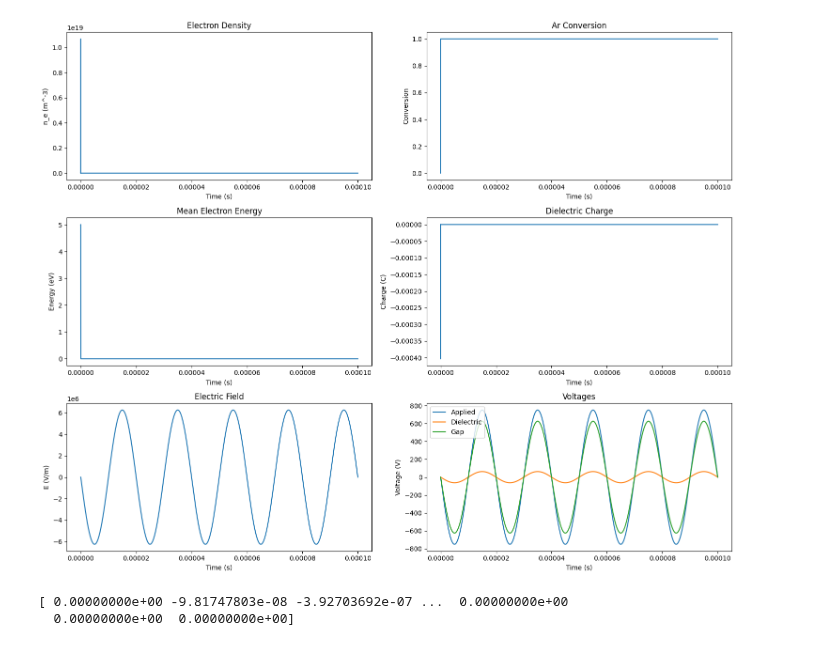
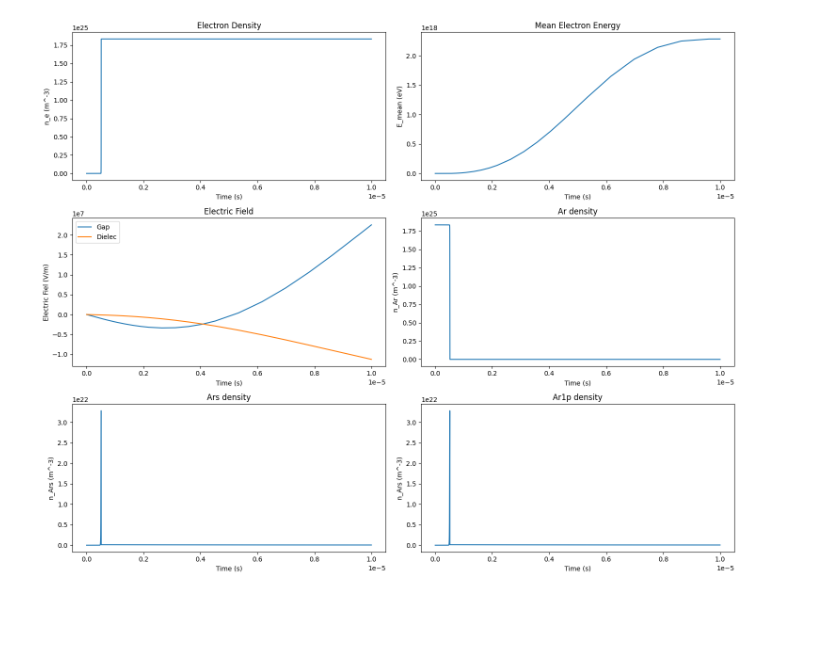
Before and after one commit to 100sjun/repos_python, a Jupyter notebook: Project/DBD Plasma/DBD.ipynb, the cells around one changed output. Cells and saved outputs as stored; diff of their text form; code cells hidden in the pictures; blank space fills up the shorter version.

```diff
--- a/Project/DBD Plasma/DBD.ipynb
+++ b/Project/DBD Plasma/DBD.ipynb
@@ -243,7 +241,13 @@ def model(y, t):
 n_e0 = 1e6
 n_Ar0 = P/R/T*0.99999999999*NA
 n_Ars0 = P/R/T*(1-0.99999999999)*NA
-n_Ar1p0 = 1e6
-E_mean0 = 5
+n_Ar1p0 = n_e0
+en0 = 5 * n_e0
 sigma_s0 = 0
-E = 0
+# %%
+# 시간 그리드
+tend= 1e-5
+t_span = (0,tend)
+
+# 시뮬레이션 실행
+sol = solve_ivp(model, t_span, [n_e0, n_Ar0, n_Ars0, n_Ar1p0, en0, sigma_s0], method='BDF')
@@ -250,62 +274,51 @@ E = 0
 # %%
-# 시간 그리드
-t = np.arange(0,1e-4,1e-9)  # 시간 범위 확장
-
-# 시뮬레이션 실행
-sol = odeint(model, [n_e0, n_Ar0, n_Ars0, n_Ar1p0, E_mean0, sigma_s0,E], t)
-
 # 결과 플로팅
 plt.figure(figsize=(15, 12))
 
 plt.subplot(321)
-plt.plot(t, sol[:, 0])
+plt.plot(sol.t, sol.y[0])
 plt.title('Electron Density')
 plt.xlabel('Time (s)')
 plt.ylabel('n_e (m^-3)')
 
 plt.subplot(322)
-plt.plot(t, 1 - sol[:, 1]/n_Ar0)
-plt.title('Ar Conversion')
+plt.plot(sol.t, sol.y[4]/sol.y[0])
+plt.title('Mean Electron Energy')
 plt.xlabel('Time (s)')
-plt.ylabel('Conversion')
+plt.ylabel('E_mean (eV)')
 
 plt.subplot(323)
-plt.plot(t, sol[:, 4])
-plt.title('Mean Electron Energy')
+V_applied = -V0 * np.sin(w0 * sol.t)
+A = np.array([[eps0*epsr, -eps0],[2*ddiel,dgap]])
+B = np.array([sol.y[5], V_applied])
+E_diel, E_gap = np.linalg.solve(A, B)
+plt.plot(sol.t, E_gap, label='Gap')
+plt.plot(sol.t, E_diel, label='Dielec')
+plt.title('Electric Field')
+plt.legend()
 plt.xlabel('Time (s)')
-plt.ylabel('Energy (eV)')
+plt.ylabel('Electric Fiel (V/m)')
 
 plt.subplot(324)
-plt.plot(t, sol[:, 5])
-plt.title('Dielectric Charge')
+plt.plot(sol.t, sol.y[1])
+plt.title('Ar density')
 plt.xlabel('Time (s)')
-plt.ylabel('Charge (C)')
+plt.ylabel('n_Ar (m^-3)')
 
 plt.subplot(325)
-V_applied = -V0 * np.sin(w0 * t)
-V_diel = V_applied * (ddiel / epsr) / (dgap + 2*ddiel/epsr)
-V_gap = V_applied - 2*V_diel
-E = V_gap / dgap
-plt.plot(t, E)
-plt.title('Electric Field')
+plt.plot(sol.t, sol.y[2])
+plt.title('Ars density')
 plt.xlabel('Time (s)')
-plt.ylabel('E (V/m)')
+plt.ylabel('n_Ars (m^-3)')
 
 plt.subplot(326)
-plt.plot(t, V_applied, label='Applied')
-plt.plot(t, V_diel, label='Dielectric')
-plt.plot(t, V_gap, label='Gap')
-plt.title('Voltages')
+plt.plot(sol.t, sol.y[2])
+plt.title('Ar1p density')
 plt.xlabel('Time (s)')
-plt.ylabel('Voltage (V)')
-plt.legend()
+plt.ylabel('n_Ars (m^-3)')
+
 
 plt.tight_layout()
 plt.show()
 # %% [output]
-[figure, old version]
+[figure, new version]
-# %%
-print(sol[:,6])
-# %% [output]
-[ 0.00000000e+00 -9.81747803e-08 -3.92703692e-07 ...  0.00000000e+00
-  0.00000000e+00  0.00000000e+00]
```
Also changed, not shown: parts of 6 cells of this notebook.
